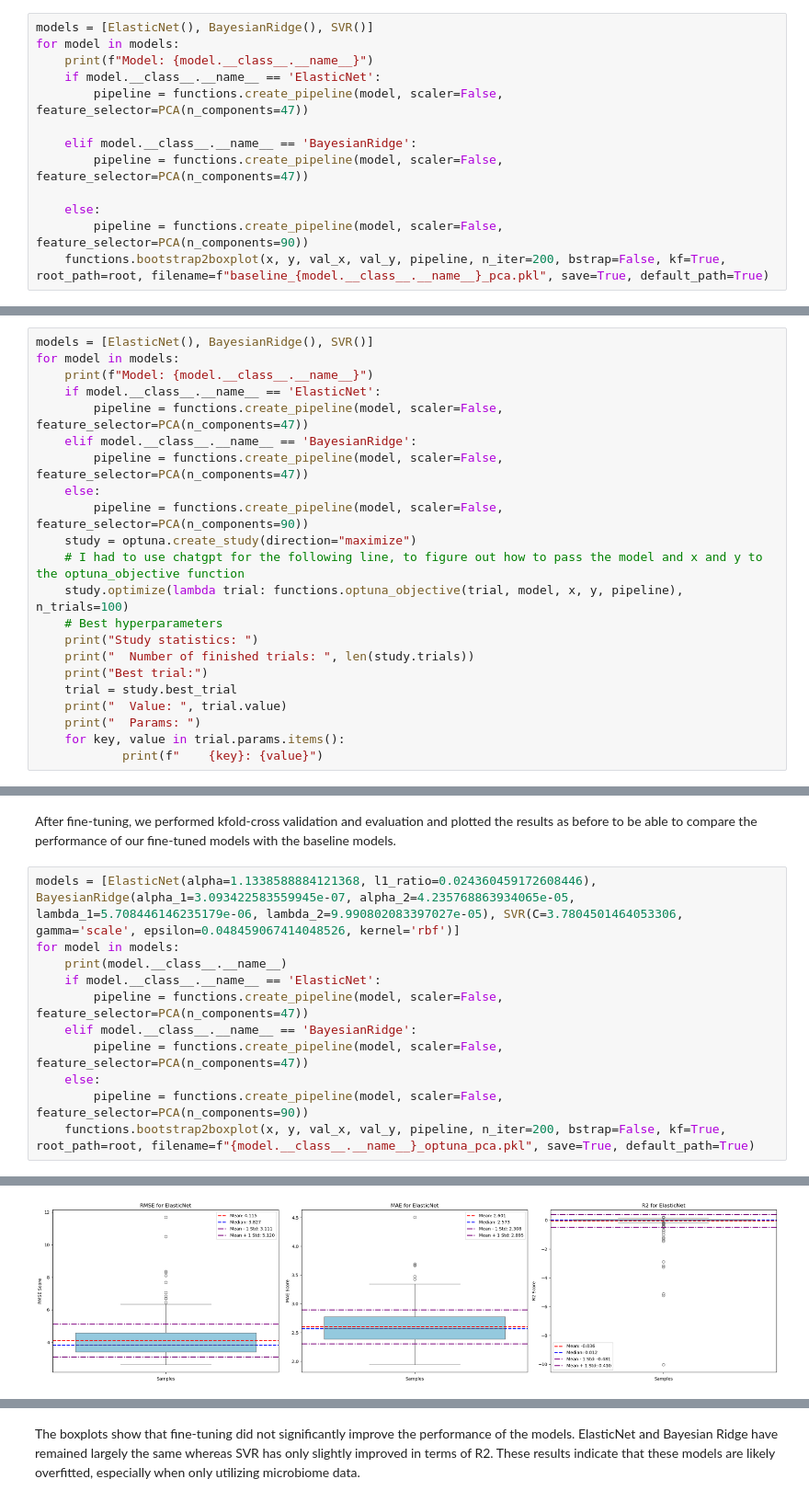
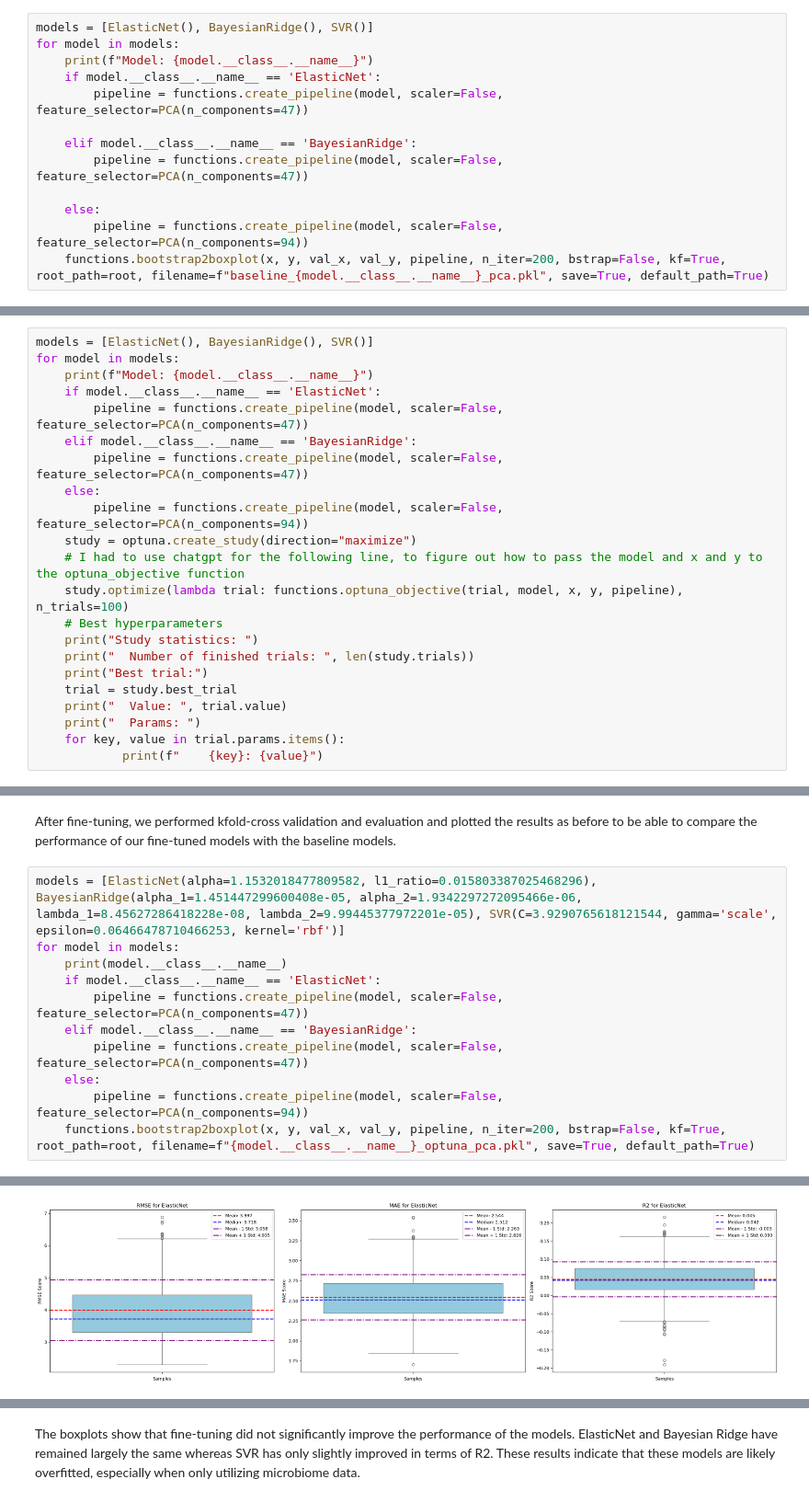
Before and after one commit to RafailTn/Assignment-1, a Jupyter notebook: notebooks/model_analysis.ipynb, the cells around one changed output, grey strips where cells are left out. Shown at 92% size. Drawn from its saved outputs; the diff is of its cells as text.

Commit message:
fixed scaler issue

```diff
--- a/notebooks/model_analysis.ipynb
+++ b/notebooks/model_analysis.ipynb
@@ -307,7 +307,7 @@ for model in models:
         pipeline = functions.create_pipeline(model, scaler=False, feature_selector=PCA(n_components=47))
 
     else:
-        pipeline = functions.create_pipeline(model, scaler=False, feature_selector=PCA(n_components=90))
+        pipeline = functions.create_pipeline(model, scaler=False, feature_selector=PCA(n_components=94))
     functions.bootstrap2boxplot(x, y, val_x, val_y, pipeline, n_iter=200, bstrap=False, kf=True, root_path=root, filename=f"baseline_{model.__class__.__name__}_pca.pkl", save=True, default_path=True)
 # %% [output]
 Model: ElasticNet
@@ -437,7 +437,7 @@ for model in models:
     elif model.__class__.__name__ == 'BayesianRidge':
         pipeline = functions.create_pipeline(model, scaler=False, feature_selector=PCA(n_components=47))
     else:
-        pipeline = functions.create_pipeline(model, scaler=False, feature_selector=PCA(n_components=90))
+        pipeline = functions.create_pipeline(model, scaler=False, feature_selector=PCA(n_components=94))
     study = optuna.create_study(direction="maximize")
     # I had to use chatgpt for the following line, to figure out how to pass the model and x and y to the optuna_objective function
     study.optimize(lambda trial: functions.optuna_objective(trial, model, x, y, pipeline), n_trials=100)
@@ -552,17 +552,17 @@ Best trial:
 # %% [markdown]
 <p>After fine-tuning, we performed kfold-cross validation and evaluation and plotted the results as before to be able to compare the performance of our fine-tuned models with the baseline models.</p>
 # %%
-models = [ElasticNet(alpha=1.1338588884121368, l1_ratio=0.024360459172608446), BayesianRidge(alpha_1=3.093422583559945e-07, alpha_2=4.235768863934065e-05, lambda_1=5.708446146235179e-06, lambda_2=9.990802083397027e-05), SVR(C=3.7804501464053306, gamma='scale', epsilon=0.048459067414048526, kernel='rbf')]
+models = [ElasticNet(alpha=1.1532018477809582, l1_ratio=0.015803387025468296), BayesianRidge(alpha_1=1.451447299600408e-05, alpha_2=1.9342297272095466e-06, lambda_1=8.45627286418228e-08, lambda_2=9.99445377972201e-05), SVR(C=3.9290765618121544, gamma='scale', epsilon=0.06466478710466253, kernel='rbf')]
 for model in models:
     print(model.__class__.__name__)
     if model.__class__.__name__ == 'ElasticNet':
         pipeline = functions.create_pipeline(model, scaler=False, feature_selector=PCA(n_components=47))
     elif model.__class__.__name__ == 'BayesianRidge':
         pipeline = functions.create_pipeline(model, scaler=False, feature_selector=PCA(n_components=47))
     else:
-        pipeline = functions.create_pipeline(model, scaler=False, feature_selector=PCA(n_components=90))
+        pipeline = functions.create_pipeline(model, scaler=False, feature_selector=PCA(n_components=94))
     functions.bootstrap2boxplot(x, y, val_x, val_y, pipeline, n_iter=200, bstrap=False, kf=True, root_path=root, filename=f"{model.__class__.__name__}_optuna_pca.pkl", save=True, default_path=True)
 # %% [output]
 ElasticNet
-[figure, old version]
+[figure, new version]
 BayesianRidge
```
Also changed, not shown: parts of 14 cells of this notebook, 29 other files.
